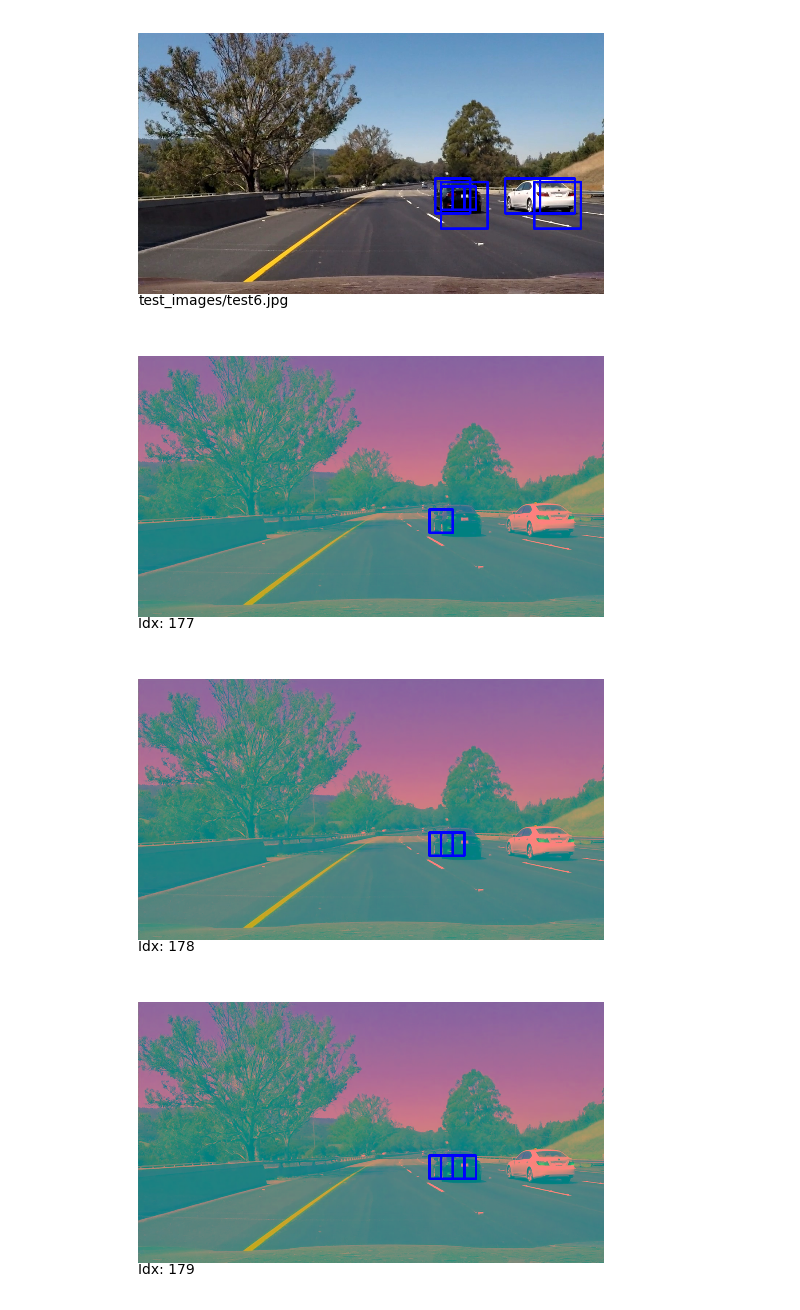
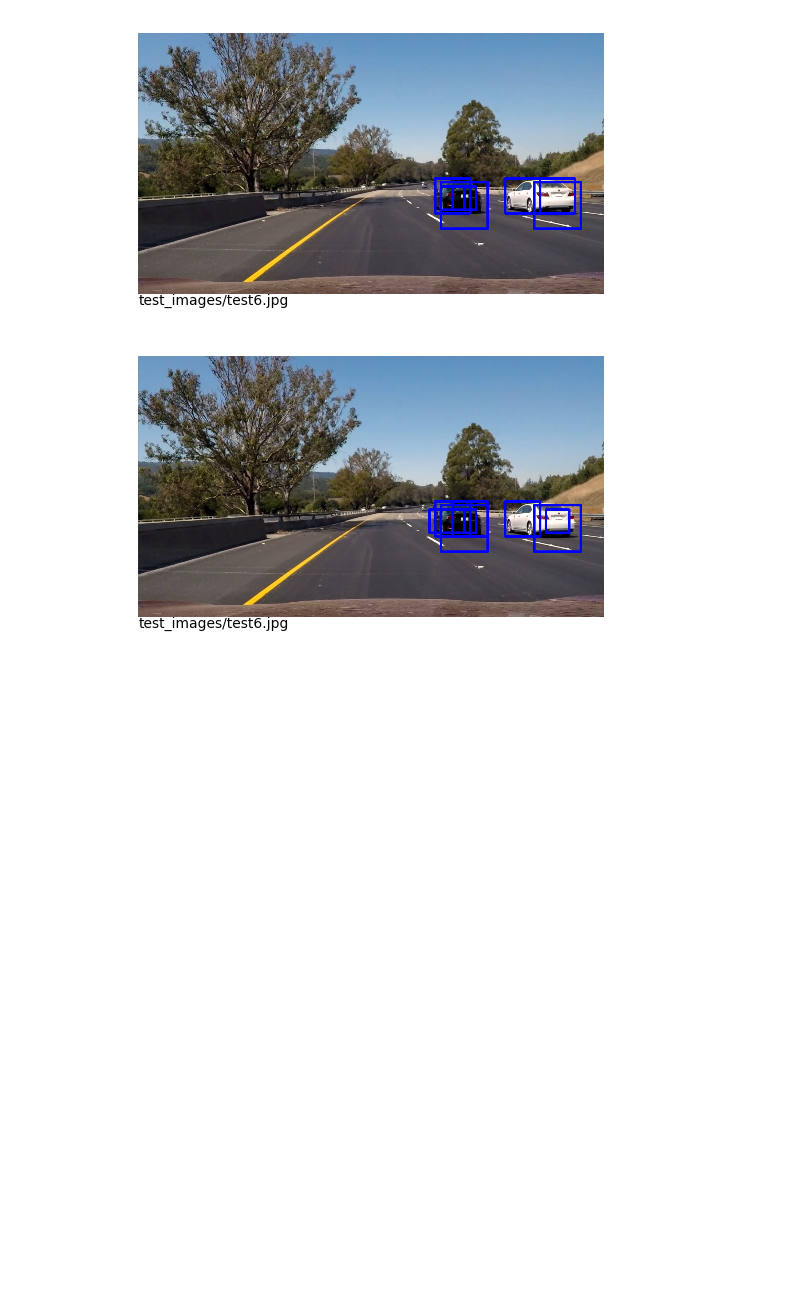
Before and after one commit to cygnus77/vehicle-detection, a Jupyter notebook: VehicleDetection.ipynb, the cells around one changed output. Cells and saved outputs as stored; diff of their text form; code cells hidden in the pictures; blank space fills up the shorter version.

```diff
--- a/VehicleDetection.ipynb
+++ b/VehicleDetection.ipynb
@@ -329,71 +329,54 @@ def make_windows4(shape):
             y1 += dim // 2
     return windows
 
-def drawHogMap(h):
-    return h.reshape((42,42))
-
-img = loadImage(fname)
-cc_img = color_conv_image(img, colorspace, hog_channel)
+original_image = loadImage(fname)
+cc_img = color_conv_image(original_image, colorspace, hog_channel)
 windows = make_windows4(cc_img.shape)
-
-hog_cache = [None, None, None]
-scaled_images = [None, None, None]
 
 features = []
 windowRefs = []
 
-for idx,scale in enumerate([1, 1.5, 2]):
+for scaleGroup, scale in enumerate([1, 1.5, 2]):
     scaled_cc_img = cv2.resize(cc_img, (int(cc_img.shape[1] / scale), int(cc_img.shape[0] / scale) ))
-    scaled_images[idx] = scaled_cc_img
 
-    hog_maps = [None, None, None]
-    hog_maps[0] = hog(scaled_cc_img[:,:,0], orientations=orient, pixels_per_cell=(pix_per_cell, pix_per_cell), cells_per_block=(cell_per_block, cell_per_block), visualise=False, feature_vector=False)
-    hog_maps[1] = hog(scaled_cc_img[:,:,1], orientations=orient, pixels_per_cell=(pix_per_cell, pix_per_cell), cells_per_block=(cell_per_block, cell_per_block), visualise=False, feature_vector=False)
-    hog_maps[2] = hog(scaled_cc_img[:,:,2], orientations=orient, pixels_per_cell=(pix_per_cell, pix_per_cell), cells_per_block=(cell_per_block, cell_per_block), visualise=False, feature_vector=False)
-    hog_cache[idx] = hog_maps
-
-    #print("Image to hog: {0} -> {1}".format(scaled_cc_img.shape, hog_maps[0].shape))
+    hog_maps = [
+        hog(scaled_cc_img[:,:,0], orientations=orient, pixels_per_cell=(pix_per_cell, pix_per_cell), cells_per_block=(cell_per_block, cell_per_block), visualise=False, feature_vector=False)
+        ,hog(scaled_cc_img[:,:,1], orientations=orient, pixels_per_cell=(pix_per_cell, pix_per_cell), cells_per_block=(cell_per_block, cell_per_block), visualise=False, feature_vector=False)
+        ,hog(scaled_cc_img[:,:,2], orientations=orient, pixels_per_cell=(pix_per_cell, pix_per_cell), cells_per_block=(cell_per_block, cell_per_block), visualise=False, feature_vector=False)
+    ]
 
     pxToHog = scaled_cc_img.shape[0] // hog_maps[0].shape[0]
 
-    for w in windows[idx]:
-        img = scaled_images[idx]
-        blob = img[w[0][1]:w[1][1], w[0][0]: w[1][0],  : ]
+    for w in windows[scaleGroup]:
+        blob = scaled_cc_img[w[0][1]:w[1][1], w[0][0]: w[1][0],  : ]
         h = w // pxToHog
         h[1][0] -= 1
         h[1][1] -= 1
 
         hog_features = []
-        hog_features.append( hog_cache[idx][0][ h[0][1]:h[1][1], h[0][0]: h[1][0] ] )
-        hog_features.append( hog_cache[idx][1][ h[0][1]:h[1][1], h[0][0]: h[1][0] ] )
-        hog_features.append( hog_cache[idx][2][ h[0][1]:h[1][1], h[0][0]: h[1][0] ] )
+        hog_features.append( hog_maps[0][ h[0][1]:h[1][1], h[0][0]: h[1][0] ] )
+        hog_features.append( hog_maps[1][ h[0][1]:h[1][1], h[0][0]: h[1][0] ] )
+        hog_features.append( hog_maps[2][ h[0][1]:h[1][1], h[0][0]: h[1][0] ] )
         hog_features = np.ravel(hog_features)
-
-        #hog_img = drawHogMap(hog_map)
 
         # Apply bin_spatial() to get spatial color features
         spatial_features = bin_spatial(blob, size=spatial_size)
 
         # Apply color_hist() also with a color space option now
         hist_features = color_hist(blob, nbins=hist_bins, bins_range=hist_range)
 
         features.append( np.concatenate((spatial_features, hist_features, hog_features)) )
-        windowRefs.append((idx,w))
-        #plt.figure()
-        #imgNo = 1
-        #plotSubImage(blob, "size: {0} win:{1}".format(blob.shape, w))
-        #plotSubImage(hog_img, "size: {0} win:{1}".format(hog_img.shape, h))
-
-        #print("size: {0} win:{1}, hogwin:{2}".format(blob.shape, w, h))
+        windowRefs.append((scaleGroup,w))
 
 scaled_features = X_scaler2.transform(features)
 pred = svc2.predict(scaled_features)
 for idx in np.argwhere(pred == 1):
-    imgIdx, w = windowRefs[idx]
-    img = scaled_images[imgIdx]
-    cv2.rectangle(img, (w[0][0], w[0][1]), (w[1][0], w[1][1]), (0,0,255), 6)
-    plotImg(img, "Idx: %d" % idx)
+    scaleGroup, w = windowRefs[idx]
+    if scaleGroup == 1:
+        w = (w * 1.5).astype(np.int64)
+    elif scaleGroup == 2:
+        w = w * 2
+    cv2.rectangle(original_image, (w[0][0], w[0][1]), (w[1][0], w[1][1]), (0,0,255), 6)
+plotImg(original_image, fname)
 # %% [output]
-[figure, old version]
+[figure, new version]
-[figure, removed]
-[figure, removed]
```
Also changed, not shown: parts of 1 cell of this notebook.
